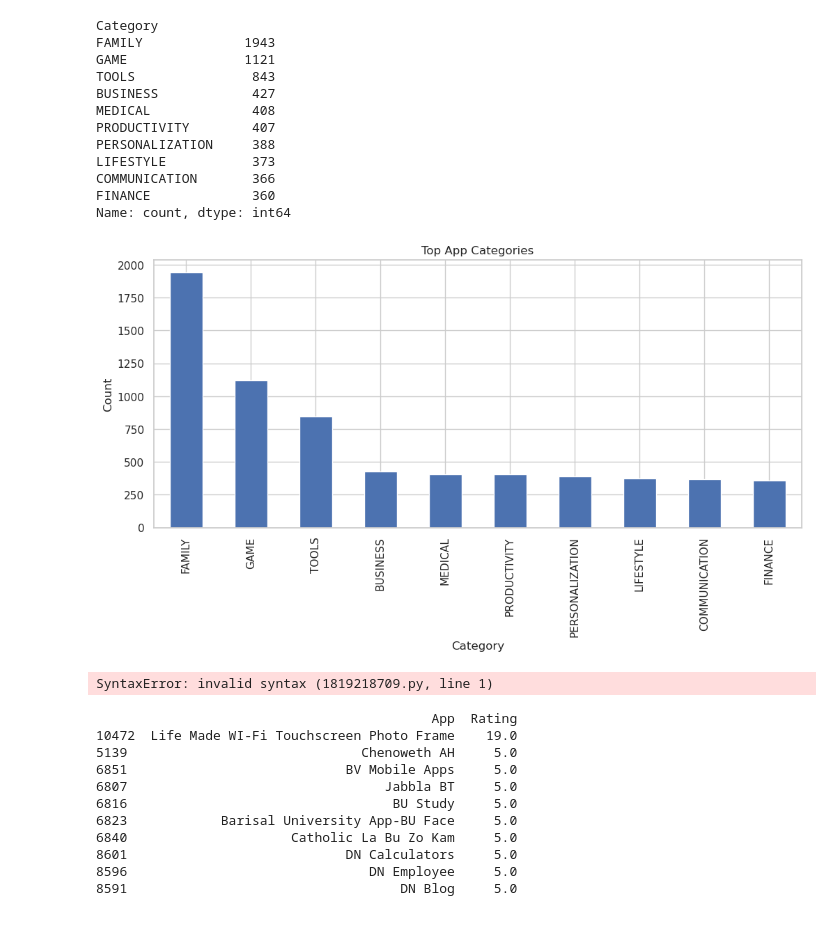
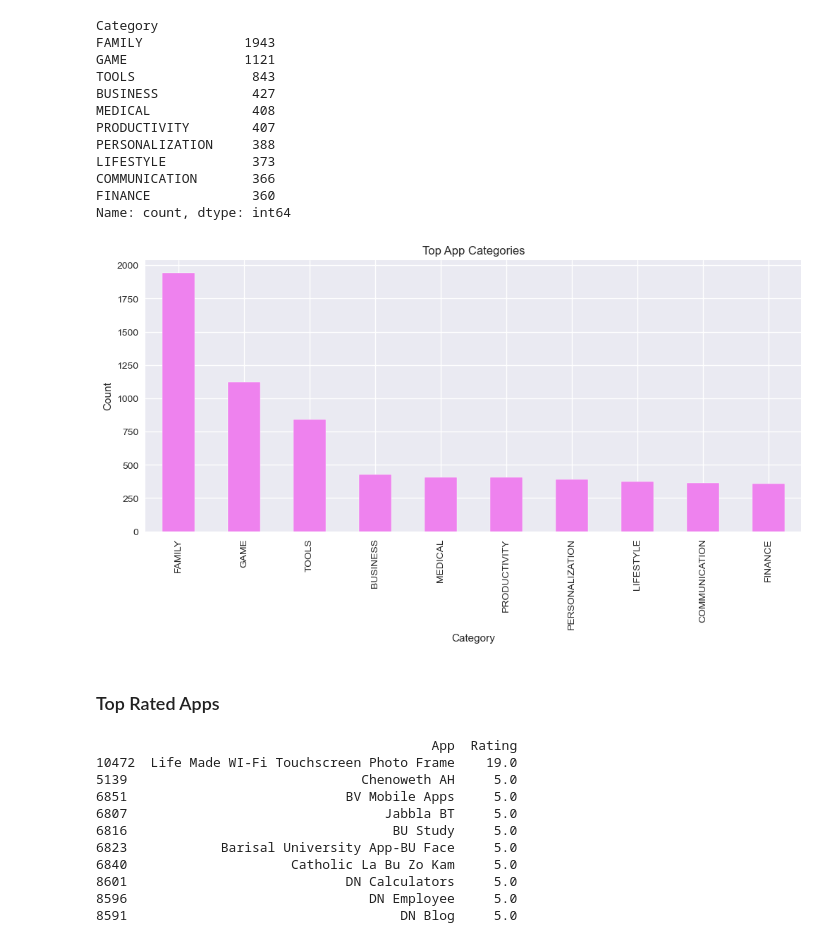
Before and after one commit to abhishekakhand737/Eda-Projects, a Jupyter notebook: 08_Playstore_Eda.ipynb, the cells around one changed output. Cells and saved outputs as stored; diff of their text form; code cells hidden in the pictures.

```diff
--- a/08_Playstore_Eda.ipynb
+++ b/08_Playstore_Eda.ipynb
@@ -42,6 +42,7 @@ style.use('ggplot')
 warnings.filterwarnings('ignore')
 sns.set(style='whitegrid')
 plt.rcParams['font.family'] = 'DejaVu Sans'
+plt.style.use('seaborn-v0_8')
 # %% [markdown]
 ### Load Dataset
 # %%
@@ -175,0 +179,3 @@ df['Installs'] = pd.to_numeric(
+# %%
+df['Price'] = (df['Price'] .astype(str).str.replace('$', ''))
+df['Price'] = pd.to_numeric(df['Price'],    errors='coerce')
@@ -175,0 +184,3 @@ df['Installs'] = pd.to_numeric(
+# %%
+df['Reviews'] = pd.to_numeric(  df['Reviews'],
+    errors='coerce')
@@ -175,0 +189,3 @@ df['Installs'] = pd.to_numeric(
+# %%
+df['Reviews'] = pd.to_numeric(  df['Reviews'],
+    errors='coerce')
@@ -190,22 +208,15 @@ FINANCE             360
 Name: count, dtype: int64
 # %%
 plt.figure(figsize=(12,5))
-
-df['Category'].value_counts().head(10).plot(kind='bar')
-
+df['Category'].value_counts().head(10).plot(kind='bar',color='violet')
 plt.title("Top App Categories")
-
 plt.xlabel("Category")
-
 plt.ylabel("Count")
-
 plt.show()
 # %% [output]
-[figure, old version]
+[figure, new version]
-# %%
-Top Rated Apps
-# %% [output]
-SyntaxError: invalid syntax (1819218709.py, line 1)
+# %% [markdown]
+### Top Rated Apps
 # %%
 top_rated = df.sort_values(
     by='Rating',
```
Also changed, not shown: parts of 53 cells of this notebook.
